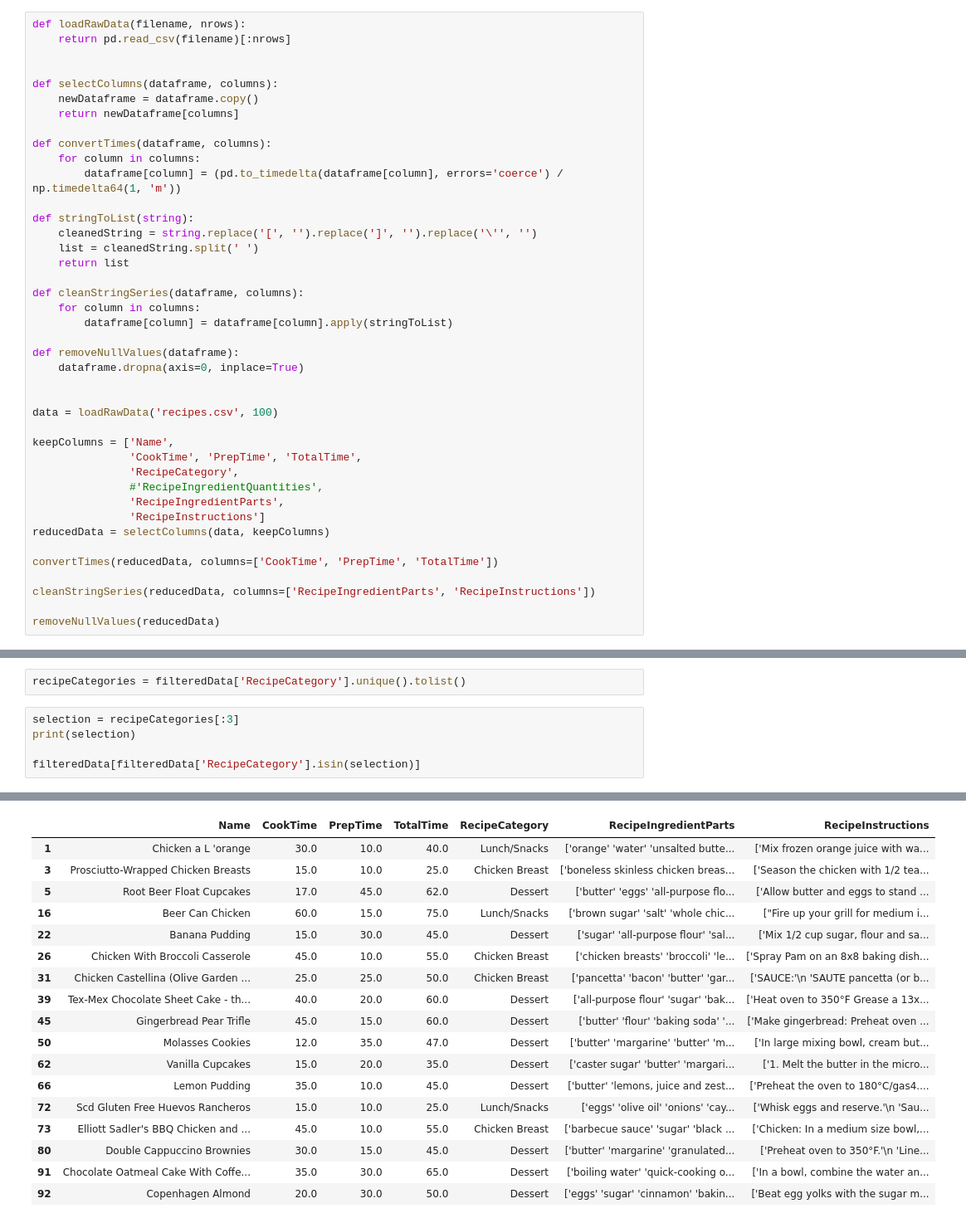
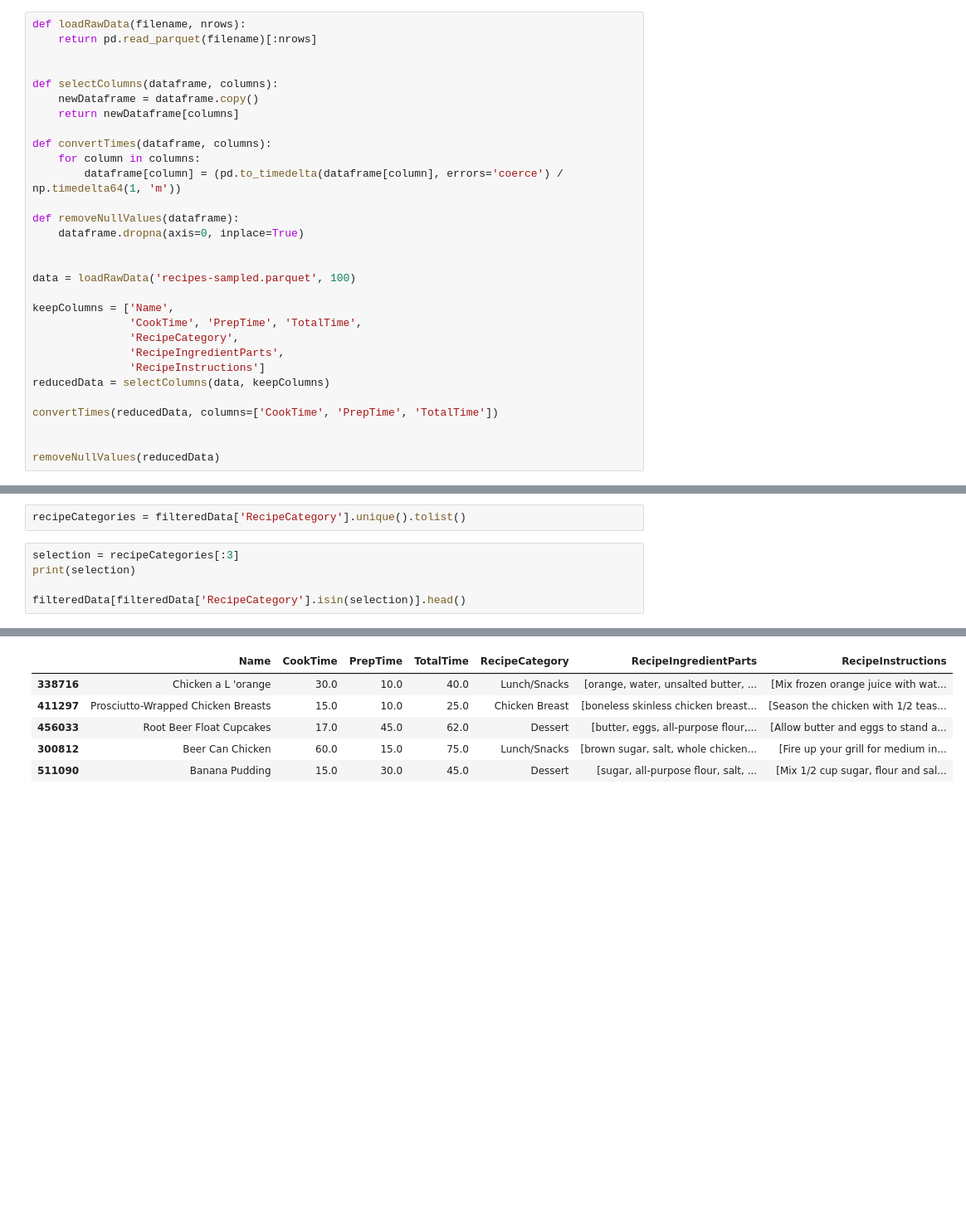
Before and after one commit to rgkalden/recipepal-app, a Jupyter notebook: explore.ipynb, the cells around one changed output, grey strips where cells are left out. Shown: that part at 83% size. Drawn from its saved outputs; the diff is of its cells as text; blank space fills up the shorter version.

```diff
--- a/explore.ipynb
+++ b/explore.ipynb
@@ -5,7 +5,7 @@ import numpy as np
 import matplotlib.pyplot as plt
 # %%
 def loadRawData(filename, nrows):
-    return pd.read_csv(filename)[:nrows]
+    return pd.read_parquet(filename)[:nrows]
 
 
 def selectColumns(dataframe, columns):
@@ -16,32 +16,21 @@ def convertTimes(dataframe, columns):
     for column in columns:
         dataframe[column] = (pd.to_timedelta(dataframe[column], errors='coerce') / np.timedelta64(1, 'm'))
 
-def stringToList(string):
-    cleanedString = string.replace('[', '').replace(']', '').replace('\'', '')
-    list = cleanedString.split(' ')
-    return list
-
-def cleanStringSeries(dataframe, columns):
-    for column in columns:
-        dataframe[column] = dataframe[column].apply(stringToList)
-
 def removeNullValues(dataframe):
     dataframe.dropna(axis=0, inplace=True)
 
 
-data = loadRawData('recipes.csv', 100)
+data = loadRawData('recipes-sampled.parquet', 100)
 
 keepColumns = ['Name',
                'CookTime', 'PrepTime', 'TotalTime',
                'RecipeCategory',
-               #'RecipeIngredientQuantities',
                'RecipeIngredientParts',
                'RecipeInstructions']
 reducedData = selectColumns(data, keepColumns)
 
 convertTimes(reducedData, columns=['CookTime', 'PrepTime', 'TotalTime'])
 
-cleanStringSeries(reducedData, columns=['RecipeIngredientParts', 'RecipeInstructions'])
 
 removeNullValues(reducedData)
 # %%
@@ -98,25 +87,13 @@ recipeCategories = filteredData['RecipeCategory'].unique().tolist()
 # %%
 selection = recipeCategories[:3]
 print(selection)
 
-filteredData[filteredData['RecipeCategory'].isin(selection)]
+filteredData[filteredData['RecipeCategory'].isin(selection)].head()
 # %% [output]
 ['Lunch/Snacks', 'Chicken Breast', 'Dessert']
 |  | Name | CookTime | PrepTime | TotalTime | RecipeCategory | RecipeIngredientParts | RecipeInstructions |
-| 1 | Chicken a L 'orange | 30.0 | 10.0 | 40.0 | Lunch/Snacks | ['orange' 'water' 'unsalted butte... | ['Mix frozen orange juice with wa... |
-| 3 | Prosciutto-Wrapped Chicken Breasts | 15.0 | 10.0 | 25.0 | Chicken Breast | ['boneless skinless chicken breas... | ['Season the chicken with 1/2 tea... |
-| 5 | Root Beer Float Cupcakes | 17.0 | 45.0 | 62.0 | Dessert | ['butter' 'eggs' 'all-purpose flo... | ['Allow butter and eggs to stand ... |
-| 16 | Beer Can Chicken | 60.0 | 15.0 | 75.0 | Lunch/Snacks | ['brown sugar' 'salt' 'whole chic... | ["Fire up your grill for medium i... |
-| 22 | Banana Pudding | 15.0 | 30.0 | 45.0 | Dessert | ['sugar' 'all-purpose flour' 'sal... | ['Mix 1/2 cup sugar, flour and sa... |
-| 26 | Chicken With Broccoli Casserole | 45.0 | 10.0 | 55.0 | Chicken Breast | ['chicken breasts' 'broccoli' 'le... | ['Spray Pam on an 8x8 baking dish... |
-| 31 | Chicken Castellina (Olive Garden ... | 25.0 | 25.0 | 50.0 | Chicken Breast | ['pancetta' 'bacon' 'butter' 'gar... | ['SAUCE:'\n 'SAUTE pancetta (or b... |
-| 39 | Tex-Mex Chocolate Sheet Cake - th... | 40.0 | 20.0 | 60.0 | Dessert | ['all-purpose flour' 'sugar' 'bak... | ['Heat oven to 350°F Grease a 13x... |
-| 45 | Gingerbread Pear Trifle | 45.0 | 15.0 | 60.0 | Dessert | ['butter' 'flour' 'baking soda' '... | ['Make gingerbread: Preheat oven ... |
-| 50 | Molasses Cookies | 12.0 | 35.0 | 47.0 | Dessert | ['butter' 'margarine' 'butter' 'm... | ['In large mixing bowl, cream but... |
-| 62 | Vanilla Cupcakes | 15.0 | 20.0 | 35.0 | Dessert | ['caster sugar' 'butter' 'margari... | ['1. Melt the butter in the micro... |
-| 66 | Lemon Pudding | 35.0 | 10.0 | 45.0 | Dessert | ['butter' 'lemons, juice and zest... | ['Preheat the oven to 180°C/gas4.... |
-| 72 | Scd Gluten Free Huevos Rancheros | 15.0 | 10.0 | 25.0 | Lunch/Snacks | ['eggs' 'olive oil' 'onions' 'cay... | ['Whisk eggs and reserve.'\n 'Sau... |
-| 73 | Elliott Sadler's BBQ Chicken and ... | 45.0 | 10.0 | 55.0 | Chicken Breast | ['barbecue sauce' 'sugar' 'black ... | ['Chicken: In a medium size bowl,... |
-| 80 | Double Cappuccino Brownies | 30.0 | 15.0 | 45.0 | Dessert | ['butter' 'margarine' 'granulated... | ['Preheat oven to 350°F.'\n 'Line... |
-| 91 | Chocolate Oatmeal Cake With Coffe... | 35.0 | 30.0 | 65.0 | Dessert | ['boiling water' 'quick-cooking o... | ['In a bowl, combine the water an... |
-| 92 | Copenhagen Almond | 20.0 | 30.0 | 50.0 | Dessert | ['eggs' 'sugar' 'cinnamon' 'bakin... | ['Beat egg yolks with the sugar m... |
+| 338716 | Chicken a L 'orange | 30.0 | 10.0 | 40.0 | Lunch/Snacks | [orange, water, unsalted butter, ... | [Mix frozen orange juice with wat... |
+| 411297 | Prosciutto-Wrapped Chicken Breasts | 15.0 | 10.0 | 25.0 | Chicken Breast | [boneless skinless chicken breast... | [Season the chicken with 1/2 teas... |
+| 456033 | Root Beer Float Cupcakes | 17.0 | 45.0 | 62.0 | Dessert | [butter, eggs, all-purpose flour,... | [Allow butter and eggs to stand a... |
+| 300812 | Beer Can Chicken | 60.0 | 15.0 | 75.0 | Lunch/Snacks | [brown sugar, salt, whole chicken... | [Fire up your grill for medium in... |
+| 511090 | Banana Pudding | 15.0 | 30.0 | 45.0 | Dessert | [sugar, all-purpose flour, salt, ... | [Mix 1/2 cup sugar, flour and sal... |
```
Also changed, not shown: parts of 8 cells of this notebook, 2 other files.
